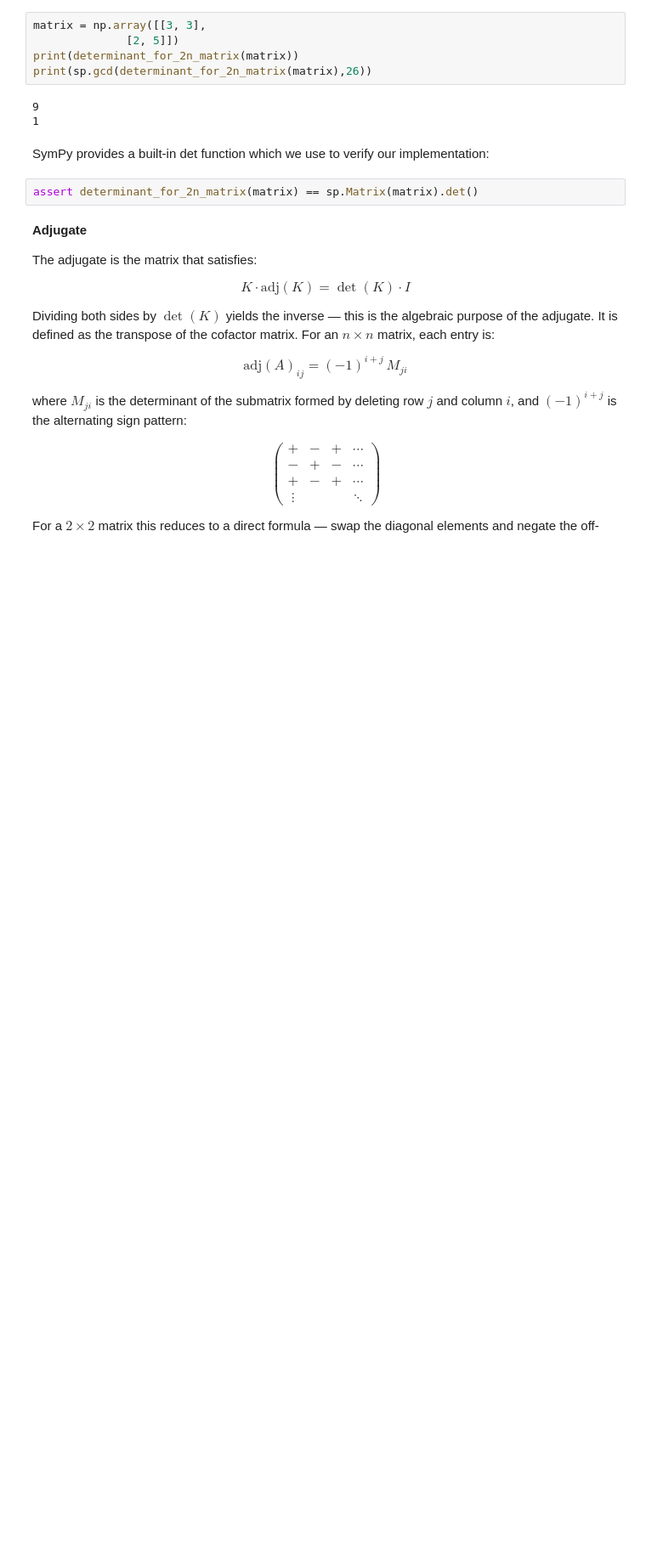
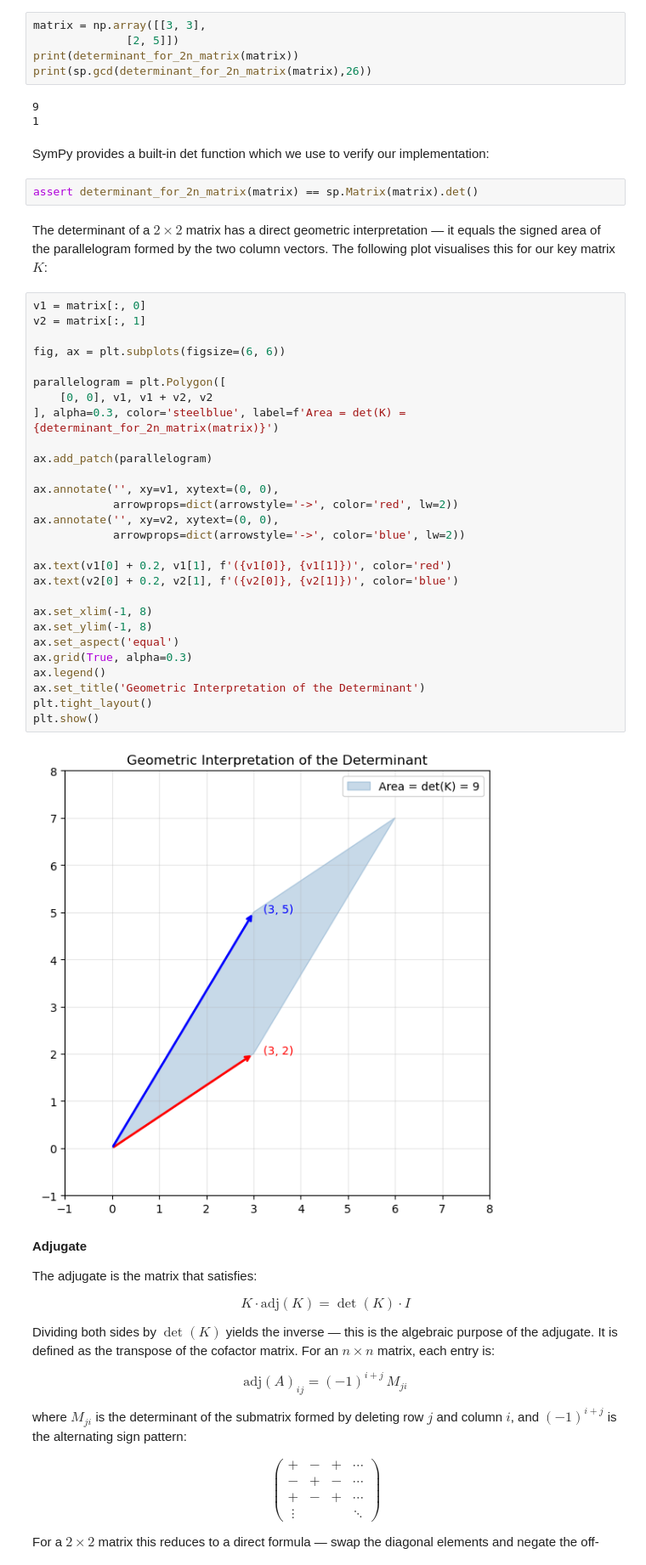
Before and after one commit to AdelinChaushev/Softuni_Math_For_Developers_Course_Project, a Jupyter notebook: ModernCryptography.ipynb, the cells around one changed output. Shown at 85% size. Cells and saved outputs as stored; diff of their text form; blank space fills up the shorter version.

```diff
--- a/ModernCryptography.ipynb
+++ b/ModernCryptography.ipynb
@@ -263,6 +263,41 @@ print(sp.gcd(determinant_for_2n_matrix(matrix),26))
 SymPy provides a built-in det function which we use to verify our implementation:
 # %%
 assert determinant_for_2n_matrix(matrix) == sp.Matrix(matrix).det()
+# %% [markdown]
+The determinant of a $2 \times 2$ matrix has a direct geometric
+interpretation — it equals the signed area of the parallelogram
+formed by the two column vectors. The following plot visualises
+this for our key matrix $K$:
+# %%
+v1 = matrix[:, 0]
+v2 = matrix[:, 1]
+
+fig, ax = plt.subplots(figsize=(6, 6))
+
+parallelogram = plt.Polygon([
+    [0, 0], v1, v1 + v2, v2
+], alpha=0.3, color='steelblue', label=f'Area = det(K) = {determinant_for_2n_matrix(matrix)}')
+
+ax.add_patch(parallelogram)
+
+ax.annotate('', xy=v1, xytext=(0, 0),
+            arrowprops=dict(arrowstyle='->', color='red', lw=2))
+ax.annotate('', xy=v2, xytext=(0, 0),
+            arrowprops=dict(arrowstyle='->', color='blue', lw=2))
+
+ax.text(v1[0] + 0.2, v1[1], f'({v1[0]}, {v1[1]})', color='red')
+ax.text(v2[0] + 0.2, v2[1], f'({v2[0]}, {v2[1]})', color='blue')
+
+ax.set_xlim(-1, 8)
+ax.set_ylim(-1, 8)
+ax.set_aspect('equal')
+ax.grid(True, alpha=0.3)
+ax.legend()
+ax.set_title('Geometric Interpretation of the Determinant')
+plt.tight_layout()
+plt.show()
+# %% [output]
+[figure, added]
 # %% [markdown]
 **Adjugate**
 
```
Also changed, not shown: parts of 35 cells of this notebook.
